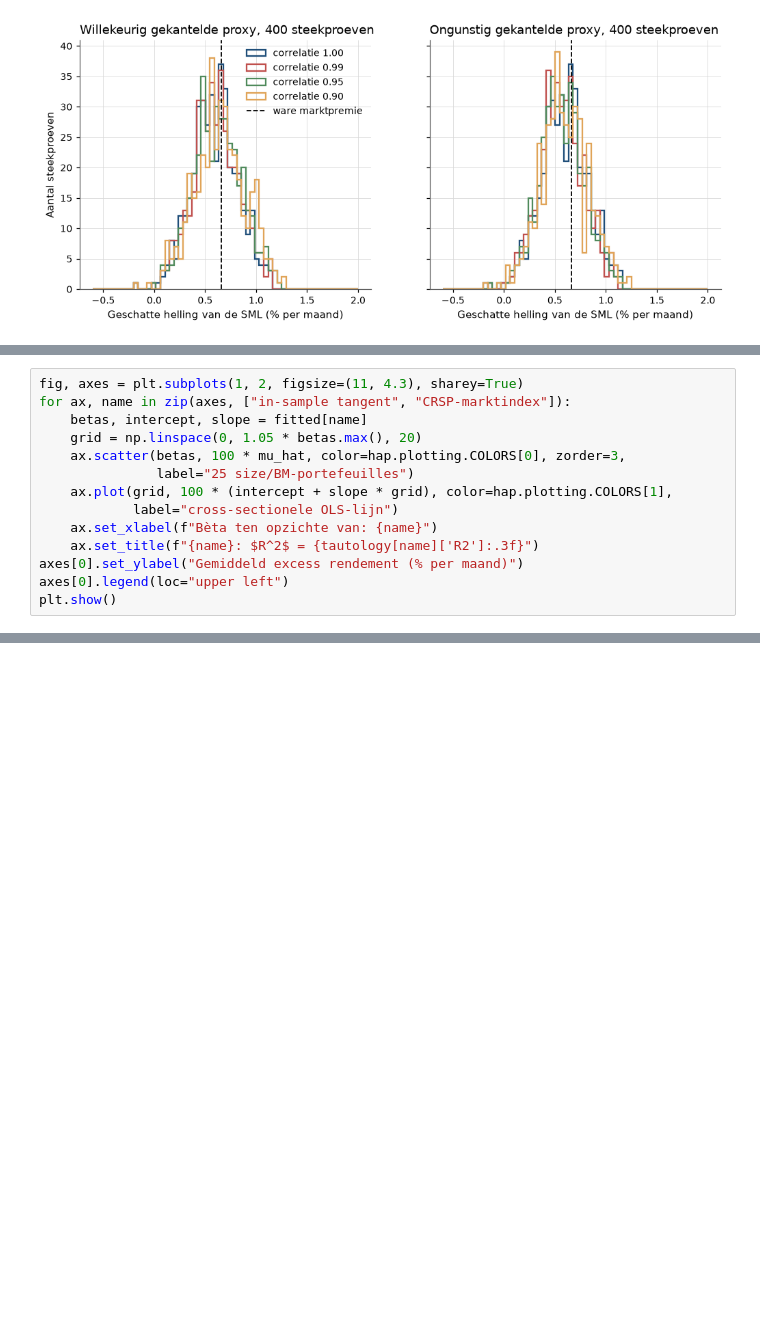
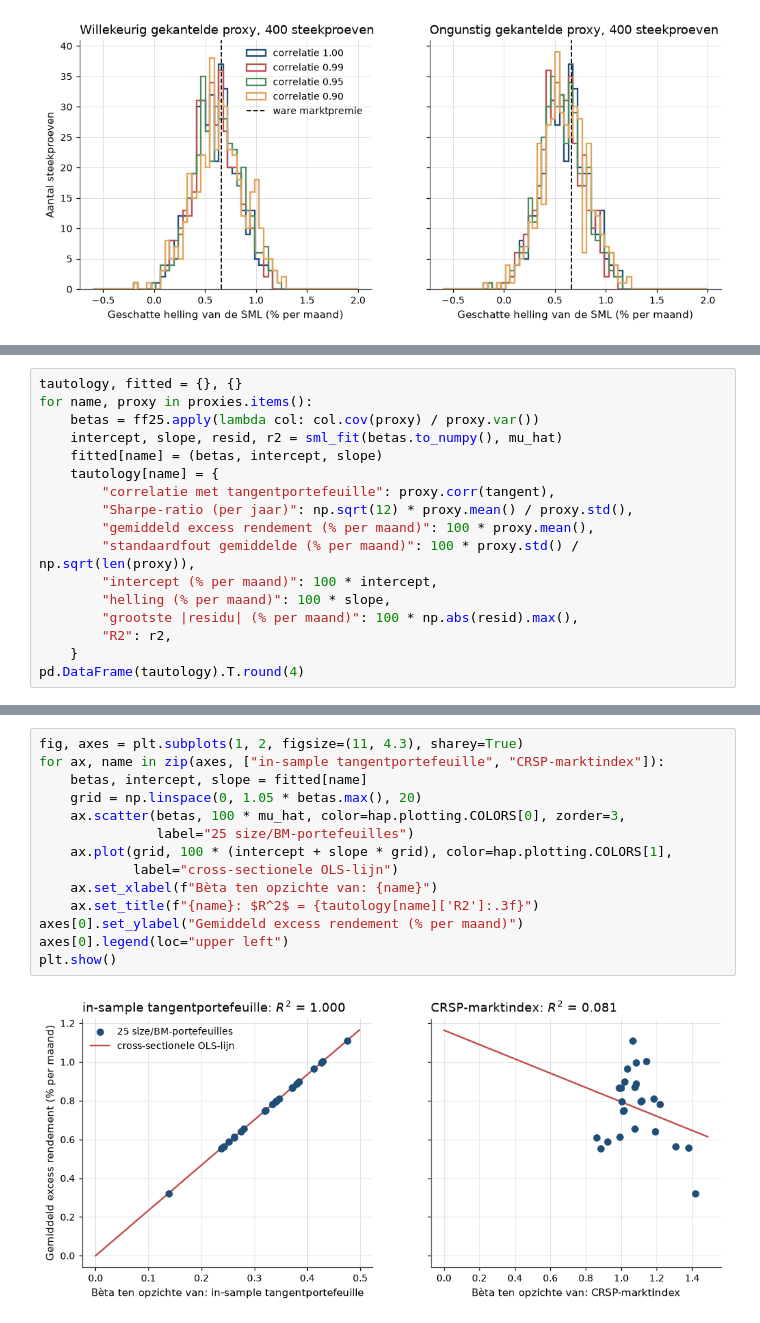
Before and after one commit to MaartenN14/history-asset-pricing, a Jupyter notebook: lectures/03_14_roll.ipynb, the cells around one changed output, grey strips where cells are left out. Drawn from its saved outputs; the diff is of its cells as text; blank space fills up the shorter version.

```diff
--- a/lectures/03_14_roll.ipynb
+++ b/lectures/03_14_roll.ipynb
@@ -976,14 +777,0 @@ gemiddelde excess marktrendement zelf is 0,60% per maand met een standaardfout v
-# %%
-fig, axes = plt.subplots(1, 2, figsize=(11, 4.3), sharey=True)
-for ax, name in zip(axes, ["in-sample tangent", "CRSP-marktindex"]):
-    betas, intercept, slope = fitted[name]
-    grid = np.linspace(0, 1.05 * betas.max(), 20)
-    ax.scatter(betas, 100 * mu_hat, color=hap.plotting.COLORS[0], zorder=3,
-               label="25 size/BM-portefeuilles")
-    ax.plot(grid, 100 * (intercept + slope * grid), color=hap.plotting.COLORS[1],
-            label="cross-sectionele OLS-lijn")
-    ax.set_xlabel(f"Bèta ten opzichte van: {name}")
-    ax.set_title(f"{name}: $R^2$ = {tautology[name]['R2']:.3f}")
-axes[0].set_ylabel("Gemiddeld excess rendement (% per maand)")
-axes[0].legend(loc="upper left")
-plt.show()
@@ -1391,0 +857,17 @@ theorie is het niet.
+# %%
+tautology, fitted = {}, {}
+for name, proxy in proxies.items():
+    betas = ff25.apply(lambda col: col.cov(proxy) / proxy.var())
+    intercept, slope, resid, r2 = sml_fit(betas.to_numpy(), mu_hat)
+    fitted[name] = (betas, intercept, slope)
+    tautology[name] = {
+        "correlatie met tangentportefeuille": proxy.corr(tangent),
+        "Sharpe-ratio (per jaar)": np.sqrt(12) * proxy.mean() / proxy.std(),
+        "gemiddeld excess rendement (% per maand)": 100 * proxy.mean(),
+        "standaardfout gemiddelde (% per maand)": 100 * proxy.std() / np.sqrt(len(proxy)),
+        "intercept (% per maand)": 100 * intercept,
+        "helling (% per maand)": 100 * slope,
+        "grootste |residu| (% per maand)": 100 * np.abs(resid).max(),
+        "R2": r2,
+    }
+pd.DataFrame(tautology).T.round(4)
@@ -1391,0 +892,16 @@ theorie is het niet.
+# %%
+fig, axes = plt.subplots(1, 2, figsize=(11, 4.3), sharey=True)
+for ax, name in zip(axes, ["in-sample tangentportefeuille", "CRSP-marktindex"]):
+    betas, intercept, slope = fitted[name]
+    grid = np.linspace(0, 1.05 * betas.max(), 20)
+    ax.scatter(betas, 100 * mu_hat, color=hap.plotting.COLORS[0], zorder=3,
+               label="25 size/BM-portefeuilles")
+    ax.plot(grid, 100 * (intercept + slope * grid), color=hap.plotting.COLORS[1],
+            label="cross-sectionele OLS-lijn")
+    ax.set_xlabel(f"Bèta ten opzichte van: {name}")
+    ax.set_title(f"{name}: $R^2$ = {tautology[name]['R2']:.3f}")
+axes[0].set_ylabel("Gemiddeld excess rendement (% per maand)")
+axes[0].legend(loc="upper left")
+plt.show()
+# %% [output]
+[figure, added]
```
Also changed, not shown: parts of 65 cells of this notebook, 4 other files.
